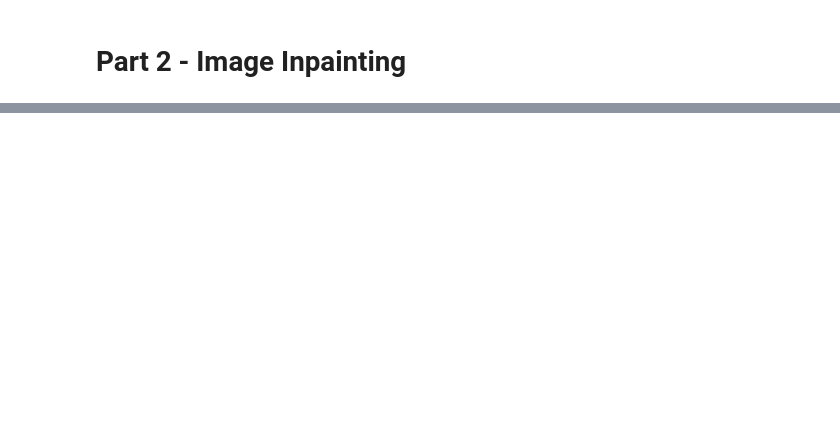
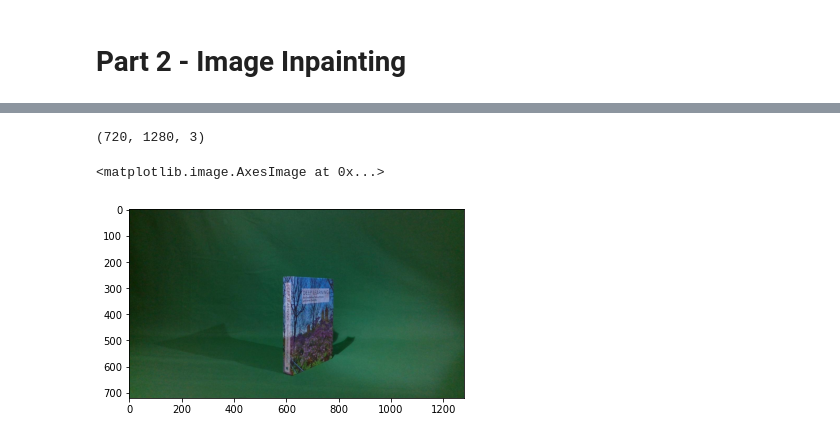
Before and after one commit to Fliinko/Object-Blending-and-Inpainting, a Jupyter notebook: Computer Vision Functions.ipynb, the cells around one changed output, grey strips where cells are left out. Saved outputs shown, nothing was run; the diff lists cells and outputs as text; code cells hidden in the pictures; blank space fills up the shorter version.

```diff
--- a/Computer Vision Functions.ipynb
+++ b/Computer Vision Functions.ipynb
@@ -379,3 +374,16 @@ MSE of Blend and S2:  28.089695457175925
+# %%
+greenscreened = cv2.imread('COTSDataset/Part 2 - Multiple Objects/academic_book_no/1_colour.jpeg')
+background = cv2.imread('background.jpg')
+
+greenscreened = cv2.cvtColor(greenscreened, cv2.COLOR_BGR2RGB)
+background = cv2.cvtColor(background, cv2.COLOR_BGR2RGB)
+
+print(test.shape)
+plt.imshow(greenscreened, cmap = 'gray')
+# %% [output]
+(720, 1280, 3)
+<matplotlib.image.AxesImage at 0x...>
+[figure, added]
 # %%
 def RemoveGreen(img):
 
```
Also changed, not shown: parts of 23 cells of this notebook.
